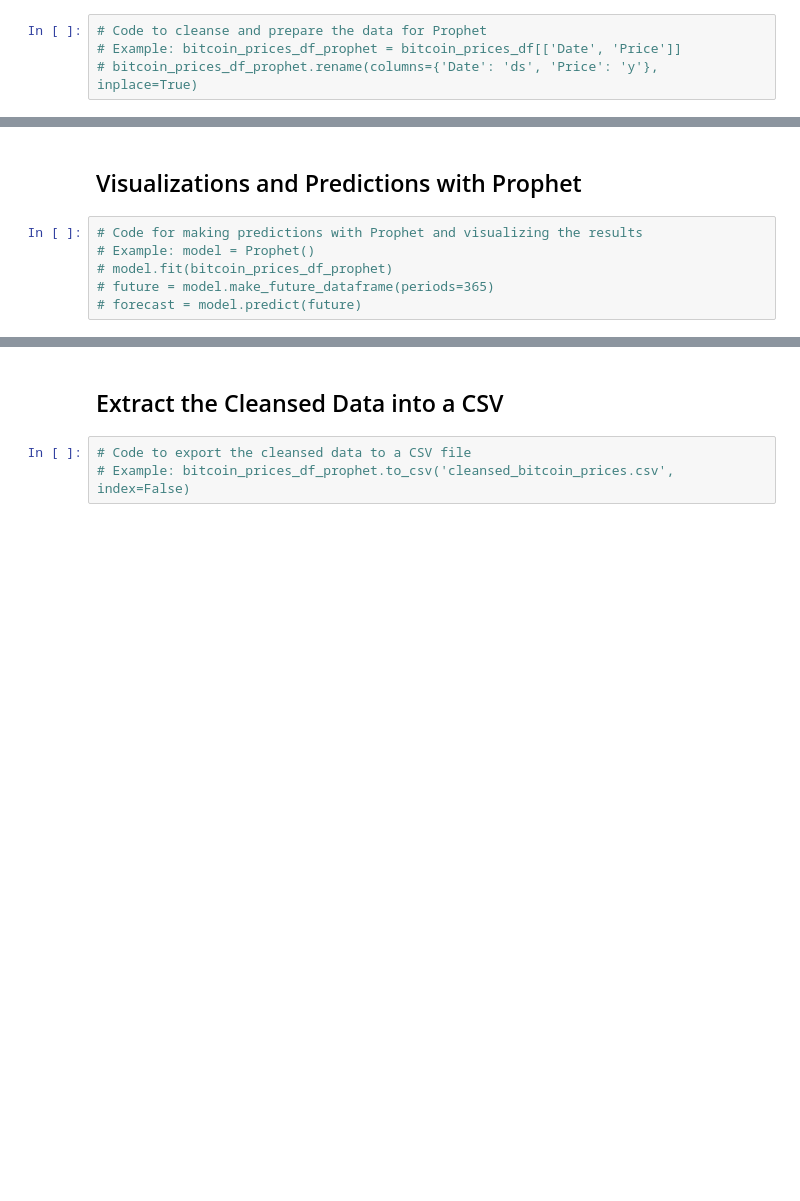
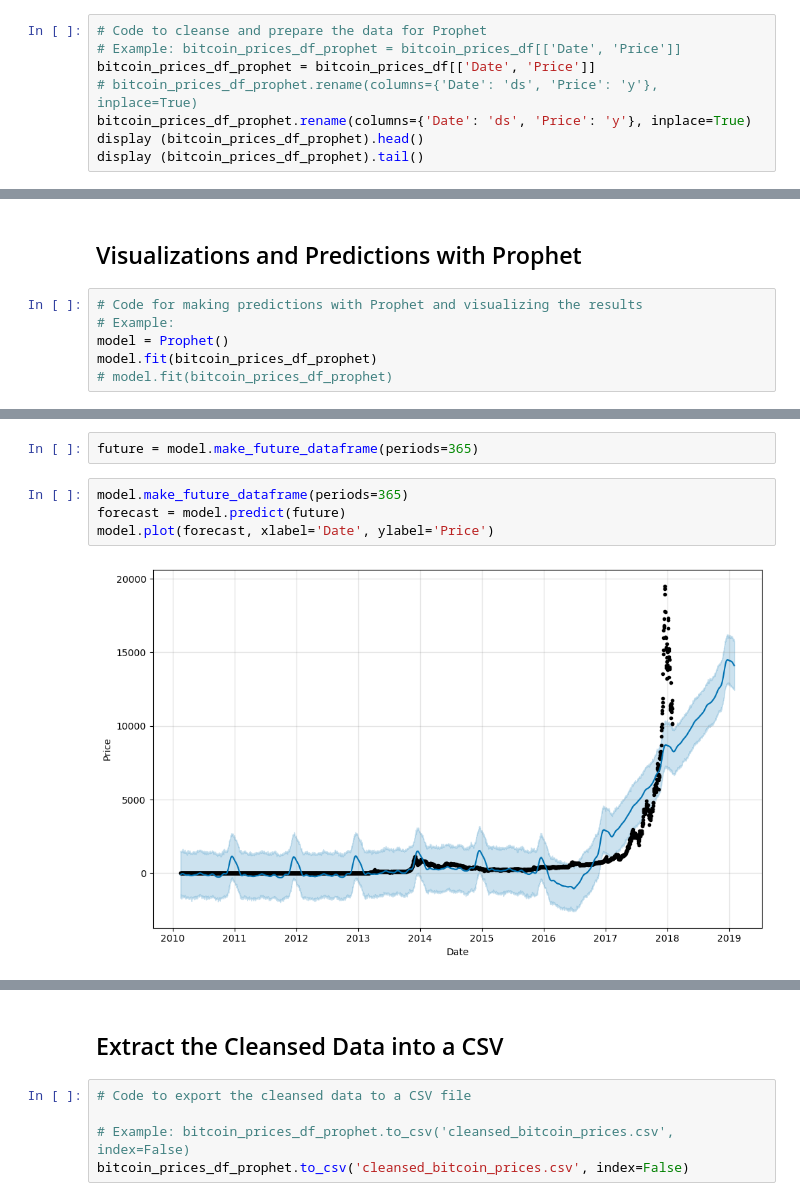
Before and after one commit to juanlavieri/housing_currency, a Jupyter notebook: Bitcoin_Prices_Analysis.ipynb, the cells around one changed output, grey strips where cells are left out. Saved outputs shown, nothing was run; the diff lists cells and outputs as text; blank space fills up the shorter version.

```diff
--- a/Bitcoin_Prices_Analysis.ipynb
+++ b/Bitcoin_Prices_Analysis.ipynb
@@ -13,4 +72,8 @@
 # %%
 # Code to cleanse and prepare the data for Prophet
 # Example: bitcoin_prices_df_prophet = bitcoin_prices_df[['Date', 'Price']]
+bitcoin_prices_df_prophet = bitcoin_prices_df[['Date', 'Price']]
 # bitcoin_prices_df_prophet.rename(columns={'Date': 'ds', 'Price': 'y'}, inplace=True)
+bitcoin_prices_df_prophet.rename(columns={'Date': 'ds', 'Price': 'y'}, inplace=True)
+display (bitcoin_prices_df_prophet).head()
+display (bitcoin_prices_df_prophet).tail()
@@ -18,7 +96,7 @@
 ## Visualizations and Predictions with Prophet
 # %%
 # Code for making predictions with Prophet and visualizing the results
-# Example: model = Prophet()
+# Example:
+model = Prophet()
+model.fit(bitcoin_prices_df_prophet)
 # model.fit(bitcoin_prices_df_prophet)
-# future = model.make_future_dataframe(periods=365)
-# forecast = model.predict(future)
@@ -24,0 +107,8 @@
+# %%
+future = model.make_future_dataframe(periods=365)
+# %%
+model.make_future_dataframe(periods=365)
+forecast = model.predict(future)
+model.plot(forecast, xlabel='Date', ylabel='Price')
+# %% [output]
+[figure, added]
@@ -26,4 +117,6 @@
 ## Extract the Cleansed Data into a CSV
 # %%
 # Code to export the cleansed data to a CSV file
+
 # Example: bitcoin_prices_df_prophet.to_csv('cleansed_bitcoin_prices.csv', index=False)
+bitcoin_prices_df_prophet.to_csv('cleansed_bitcoin_prices.csv', index=False)
```
Also changed, not shown: parts of 10 cells of this notebook, 1 other file.
